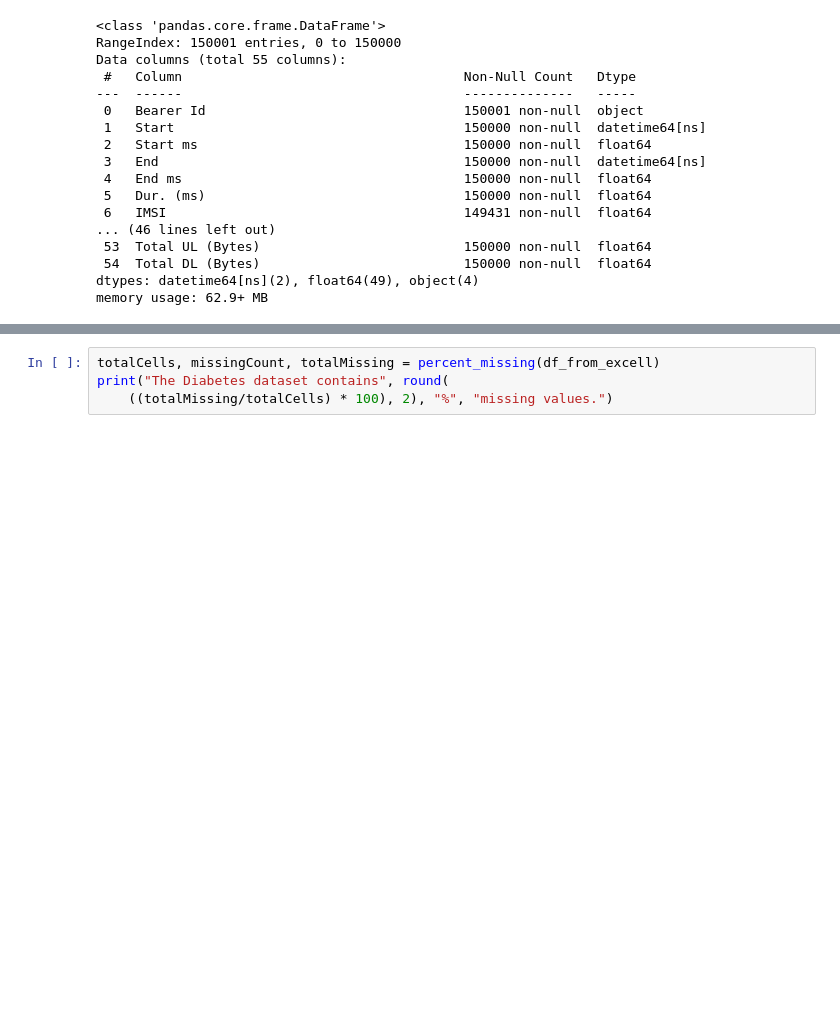
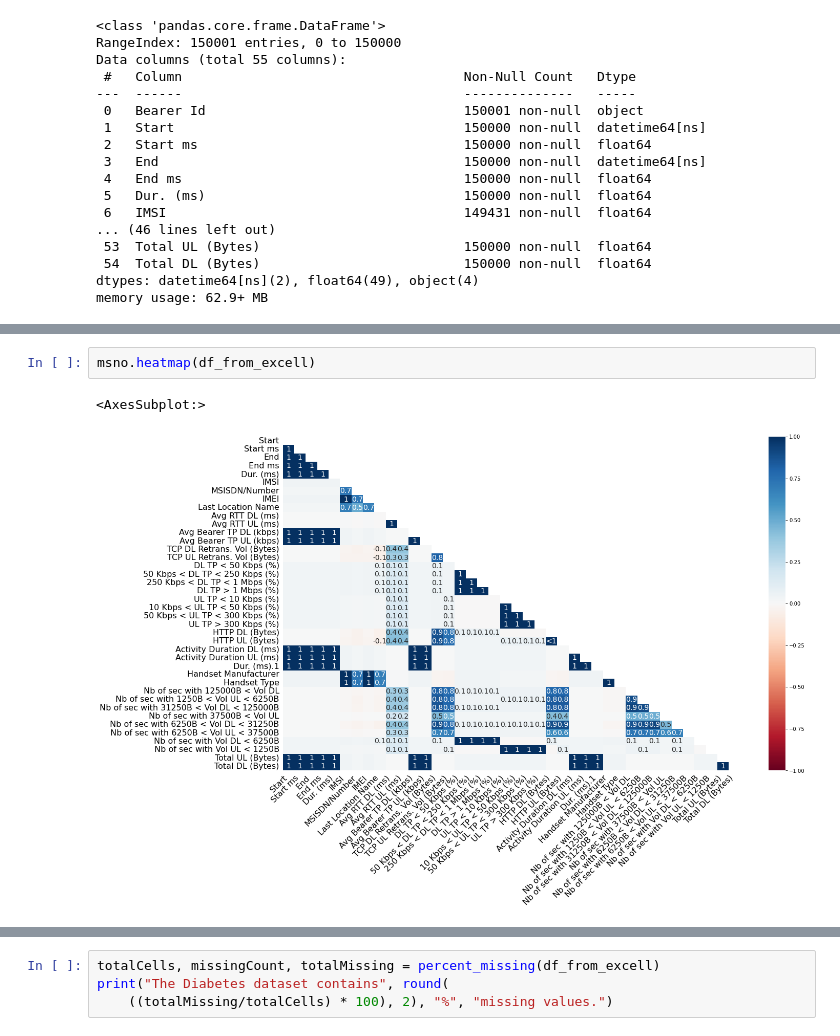
Before and after one commit to degagawolde/User-Analytics-Telecommunication-Industry, a Jupyter notebook: notebook/Data-Cleaning-Transforming-Extraction.ipynb, the cells around one changed output, grey strips where cells are left out. Cells and saved outputs as stored; diff of their text form; blank space fills up the shorter version.

```diff
--- a/notebook/Data-Cleaning-Transforming-Extraction.ipynb
+++ b/notebook/Data-Cleaning-Transforming-Extraction.ipynb
@@ -107,0 +123,5 @@ fig.savefig("missing_values_bar_chart.png")
+# %%
+msno.heatmap(df_from_excell)
+# %% [output]
+<AxesSubplot:>
+[figure, added]
```
Also changed, not shown: parts of 13 cells of this notebook, 1 other file.
